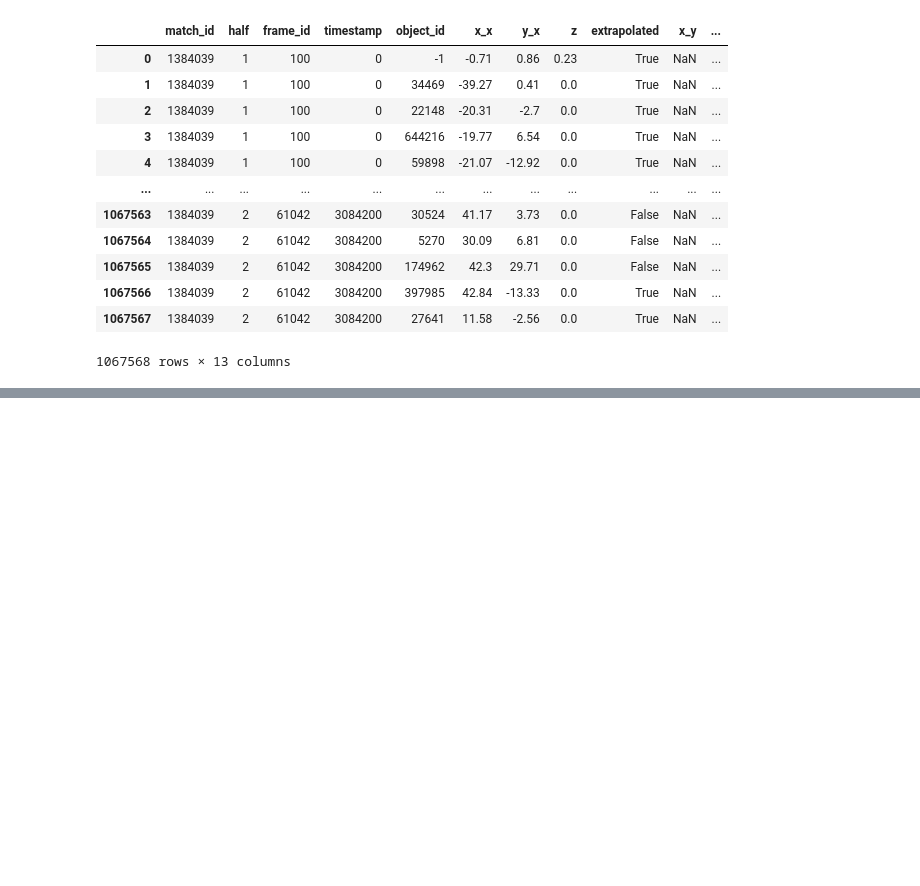
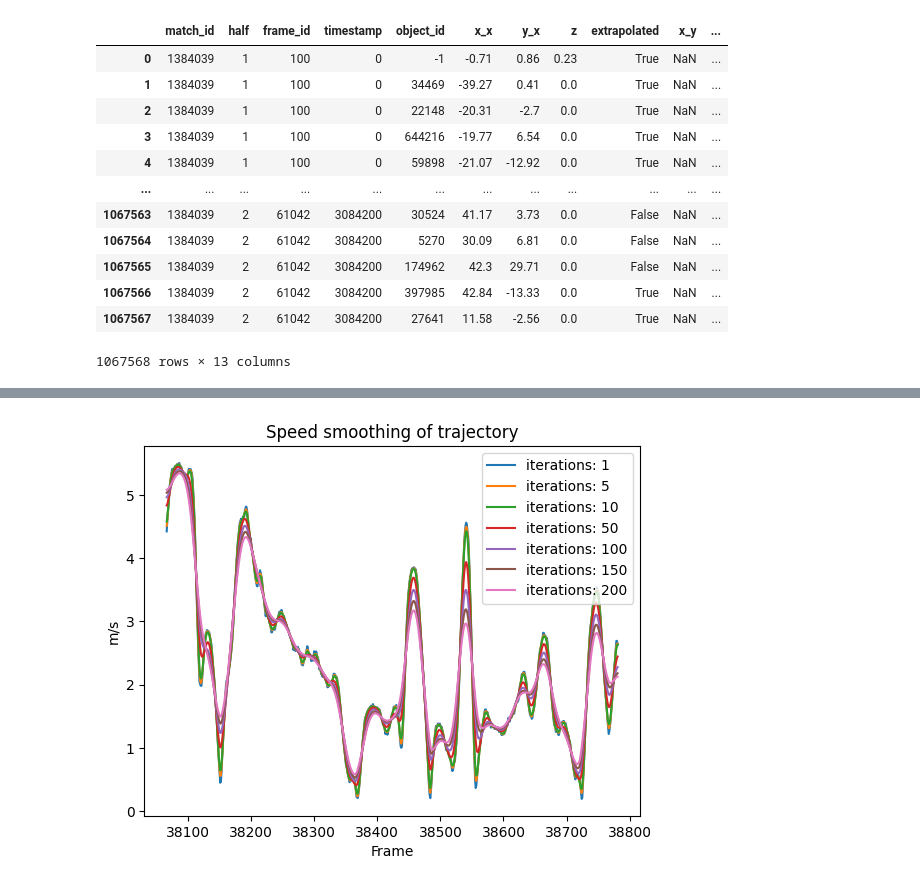
Before and after one commit to AdamSuma/TrackingDataSmoothing, a Jupyter notebook: src/skillcornerSmooth.ipynb, the cells around one changed output, grey strips where cells are left out. Saved outputs shown, nothing was run; the diff lists cells and outputs as text; code cells hidden in the pictures; blank space fills up the shorter version.

Commit message:
added TSA and basic trajectory similarity stuff

```diff
--- a/src/skillcornerSmooth.ipynb
+++ b/src/skillcornerSmooth.ipynb
@@ -192,0 +264,46 @@ newDF
+# %%
+isolatedTraj = []
+for player, trajs in targetTrajs.items():
+    for traj in trajs:
+        if len(traj) >= 718:
+            isolatedTraj = traj
+            break
+# print(isolatedTraj)
+smoothIsolatedTrajs = [
+    performSmoothing(isolatedTraj, 1),
+    performSmoothing(isolatedTraj, 5),
+    performSmoothing(isolatedTraj, 10),
+    performSmoothing(isolatedTraj, 50),
+    performSmoothing(isolatedTraj, 100),
+    performSmoothing(isolatedTraj, 150),
+    performSmoothing(isolatedTraj, 200)
+]
+its = [
+    1,
+    5,
+    10,
+    50,
+    100,
+    150,
+    200,
+]
+isolatedTraj = pd.DataFrame(isolatedTraj)
+# %%
+# plot the speed timeseries
+for i, traj in enumerate(smoothIsolatedTrajs):
+    # if(i == 2):
+    #     continue
+    traj = pd.DataFrame(traj)
+    traj[4] = isolatedTraj[4]
+    traj[4] = traj[4].astype(int)
+
+    plt.plot(traj.loc[:, 4][1:-1], (traj.loc[:, 2][1:-1]*10), color='C'+str(i), label='iterations: ' + str(its[i]))
+
+plt.title('Speed smoothing of trajectory')
+plt.xlabel('Frame')  # Replace 'Index' with the actual x-axis label
+plt.ylabel('m/s')  # Replace 'Value' with the actual y-axis label
+plt.legend()
+# plt.xlim(38222, 38335)
+plt.show()
+# %% [output]
+[figure, added]
```
Also changed, not shown: parts of 19 cells of this notebook, 5 other files.
